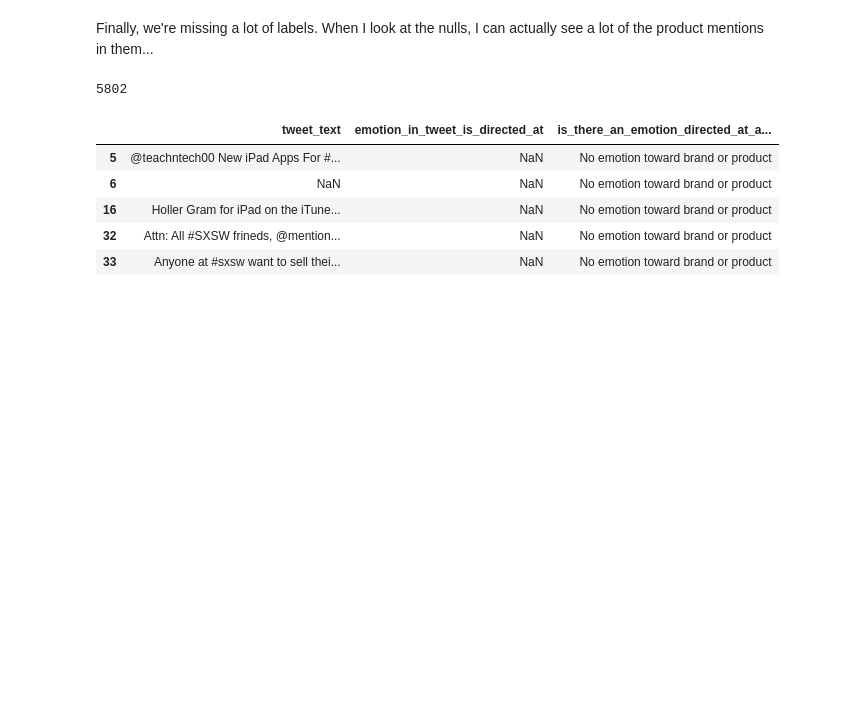
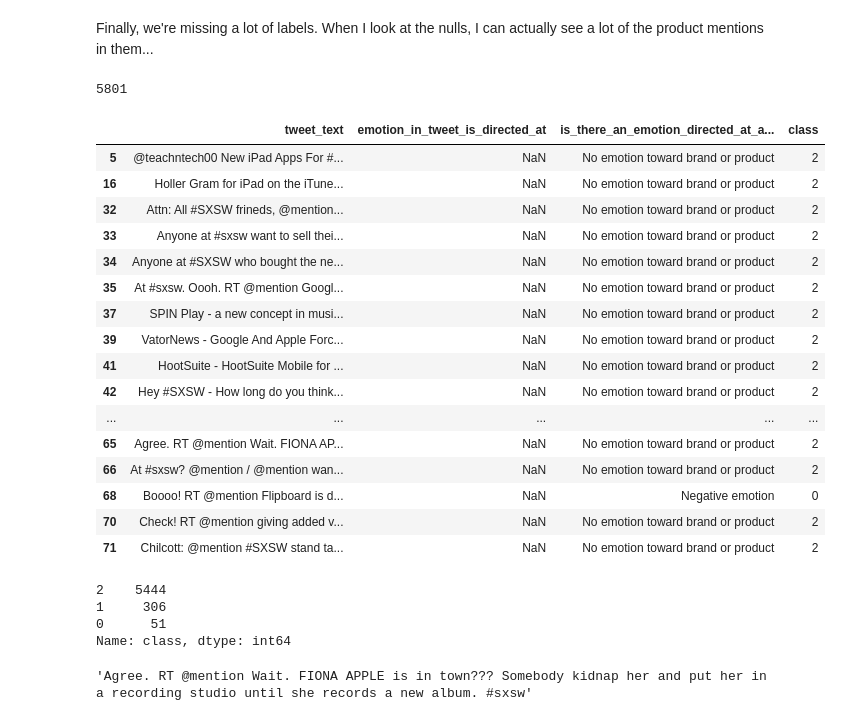
Before and after one commit to christisarv/NLP-sentiment-analysis, a Jupyter notebook: Data Exploration Notebook.ipynb, the cells around one changed output. Cells and saved outputs as stored; diff of their text form; code cells hidden in the pictures; blank space fills up the shorter version.

Commit message:
data cleaning

```diff
--- a/Data Exploration Notebook.ipynb
+++ b/Data Exploration Notebook.ipynb
@@ -29,0 +20,4 @@ raw_data.head(10)
+# %%
+# theres's only one null in the tweet text column
+raw_data = raw_data.drop(index=6, axis=0)
+raw_data.head(10)
@@ -87,0 +102,12 @@ ne_df = raw_data[raw_data['is_there_an_emotion_directed_at_a_brand_or_product']
+# %%
+#creating a new column for multiclass problem
+raw_data['class'] = 0
+for row in raw_data.index:
+    if raw_data['is_there_an_emotion_directed_at_a_brand_or_product'][row] == 'Positive emotion':
+        raw_data['class'][row] = 1
+    elif raw_data['is_there_an_emotion_directed_at_a_brand_or_product'][row] == 'No emotion toward brand or product':
+        raw_data['class'][row] = 2
+    elif raw_data['is_there_an_emotion_directed_at_a_brand_or_product'][row] == 'I can\'t tell':
+        raw_data['class'][row] = 2
+
+raw_data.head(10)
@@ -93,13 +146,24 @@ nulls_df = raw_data[raw_data['emotion_in_tweet_is_directed_at'].isna()]
 # %%
 len(nulls_df)
 # %% [output]
-5802
+5801
 # %%
-nulls_df.head()
+nulls_df.head(30)
 # %% [output]
-|  | tweet_text | emotion_in_tweet_is_directed_at | is_there_an_emotion_directed_at_a... |
-| 5 | @teachntech00 New iPad Apps For #... | NaN | No emotion toward brand or product |
-| 6 | NaN | NaN | No emotion toward brand or product |
-| 16 | Holler Gram for iPad on the iTune... | NaN | No emotion toward brand or product |
-| 32 | Attn: All #SXSW frineds, @mention... | NaN | No emotion toward brand or product |
-| 33 | Anyone at #sxsw want to sell thei... | NaN | No emotion toward brand or product |
+|  | tweet_text | emotion_in_tweet_is_directed_at | is_there_an_emotion_directed_at_a... | class |
+| 5 | @teachntech00 New iPad Apps For #... | NaN | No emotion toward brand or product | 2 |
+| 16 | Holler Gram for iPad on the iTune... | NaN | No emotion toward brand or product | 2 |
+| 32 | Attn: All #SXSW frineds, @mention... | NaN | No emotion toward brand or product | 2 |
+| 33 | Anyone at #sxsw want to sell thei... | NaN | No emotion toward brand or product | 2 |
+| 34 | Anyone at #SXSW who bought the ne... | NaN | No emotion toward brand or product | 2 |
+| 35 | At #sxsw. Oooh. RT @mention Googl... | NaN | No emotion toward brand or product | 2 |
+| 37 | SPIN Play - a new concept in musi... | NaN | No emotion toward brand or product | 2 |
+| 39 | VatorNews - Google And Apple Forc... | NaN | No emotion toward brand or product | 2 |
+| 41 | HootSuite - HootSuite Mobile for ... | NaN | No emotion toward brand or product | 2 |
+| 42 | Hey #SXSW - How long do you think... | NaN | No emotion toward brand or product | 2 |
+| ... | ... | ... | ... | ... |
+| 65 | Agree. RT @mention Wait. FIONA AP... | NaN | No emotion toward brand or product | 2 |
+| 66 | At #sxsw? @mention / @mention wan... | NaN | No emotion toward brand or product | 2 |
+| 68 | Boooo! RT @mention Flipboard is d... | NaN | Negative emotion | 0 |
+| 70 | Check! RT @mention giving added v... | NaN | No emotion toward brand or product | 2 |
+| 71 | Chilcott: @mention #SXSW stand ta... | NaN | No emotion toward brand or product | 2 |
@@ -107,0 +170,8 @@ nulls_df.head()
+# %%
+nulls_df['class'].value_counts()
+#these are mostly neutral so I don't really know if classifying will help but I'll try to get some labeled
+# %% [output]
+2    5444
+1     306
+0      51
+Name: class, dtype: int64
@@ -107,0 +184,5 @@ nulls_df.head()
+# %%
+#red herrings but we can't account for all of them, will improve overall accuracy
+nulls_df.loc[65][0]
+# %% [output]
+'Agree. RT @mention Wait. FIONA APPLE is in town??? Somebody kidnap her and put her in a recording studio until she records a new album. #sxsw'
```
Also changed, not shown: parts of 15 cells of this notebook.
